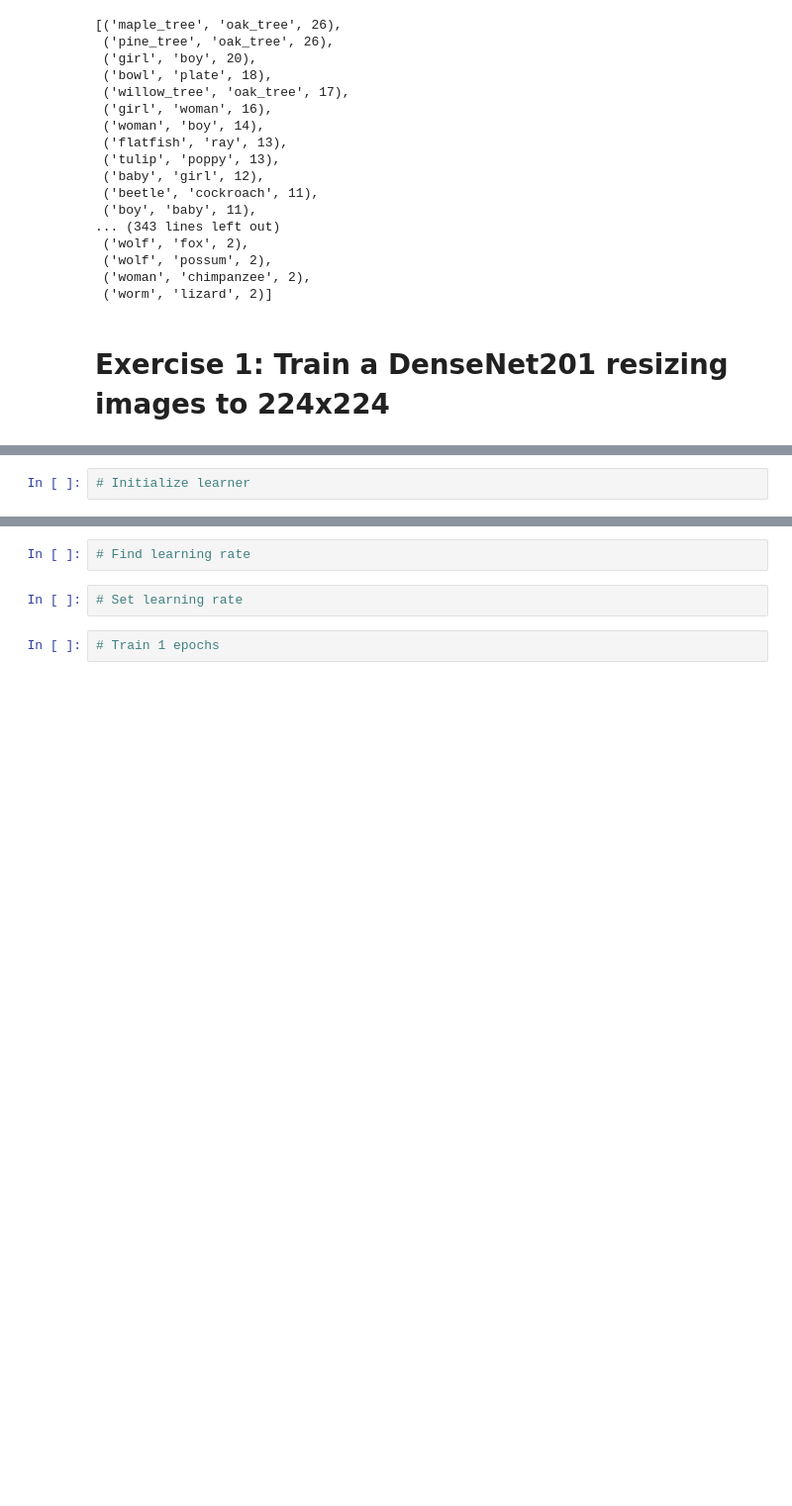
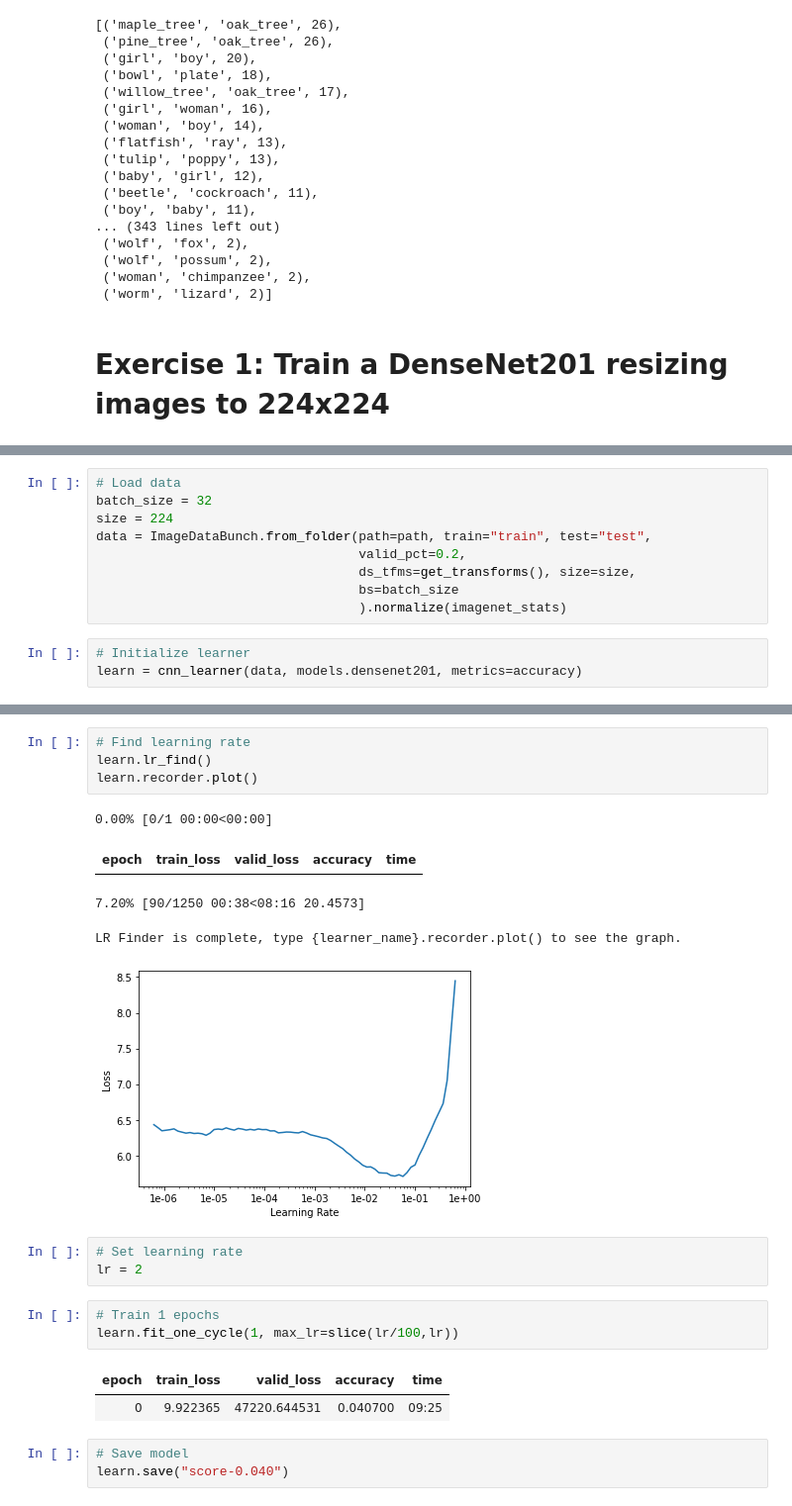
Before and after one commit to vicentegilso/clasificaciondeimagenes, a Jupyter notebook: Classification_with_fastai.ipynb, the cells around one changed output, grey strips where cells are left out. Shown at 99% size. Cells and saved outputs as stored; diff of their text form; blank space fills up the shorter version.

```diff
--- a/Classification_with_fastai.ipynb
+++ b/Classification_with_fastai.ipynb
@@ -429,2 +422,12 @@ interp.most_confused(min_val=2)
+# %%
+# Load data
+batch_size = 32
+size = 224
+data = ImageDataBunch.from_folder(path=path, train="train", test="test",
+                                  valid_pct=0.2,
+                                  ds_tfms=get_transforms(), size=size,
+                                  bs=batch_size
+                                  ).normalize(imagenet_stats)
 # %%
 # Initialize learner
+learn = cnn_learner(data, models.densenet201, metrics=accuracy)
@@ -431,6 +436,22 @@ interp.most_confused(min_val=2)
 # %%
 # Find learning rate
+learn.lr_find()
+learn.recorder.plot()
+# %% [output]
+0.00% [0/1 00:00<00:00]
+| epoch | train_loss | valid_loss | accuracy | time |
+7.20% [90/1250 00:38<08:16 20.4573]
+LR Finder is complete, type {learner_name}.recorder.plot() to see the graph.
+[figure, added]
 # %%
 # Set learning rate
+lr = 2
 # %%
 # Train 1 epochs
+learn.fit_one_cycle(1, max_lr=slice(lr/100,lr))
+# %% [output]
+| epoch | train_loss | valid_loss | accuracy | time |
+| 0 | 9.922365 | 47220.644531 | 0.040700 | 09:25 |
+# %%
+# Save model
+learn.save("score-0.040")
```
Also changed, not shown: parts of 21 cells of this notebook.
